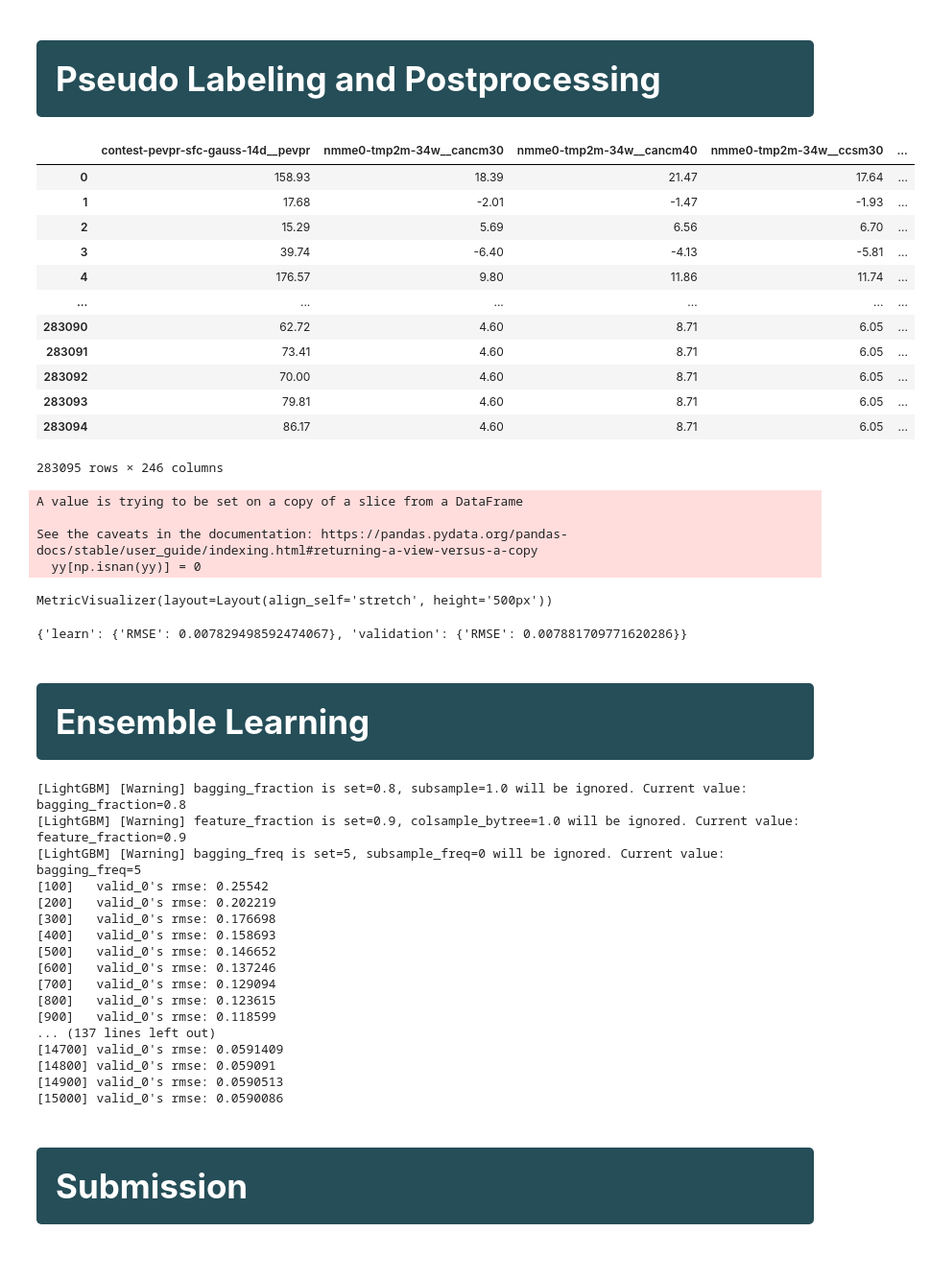
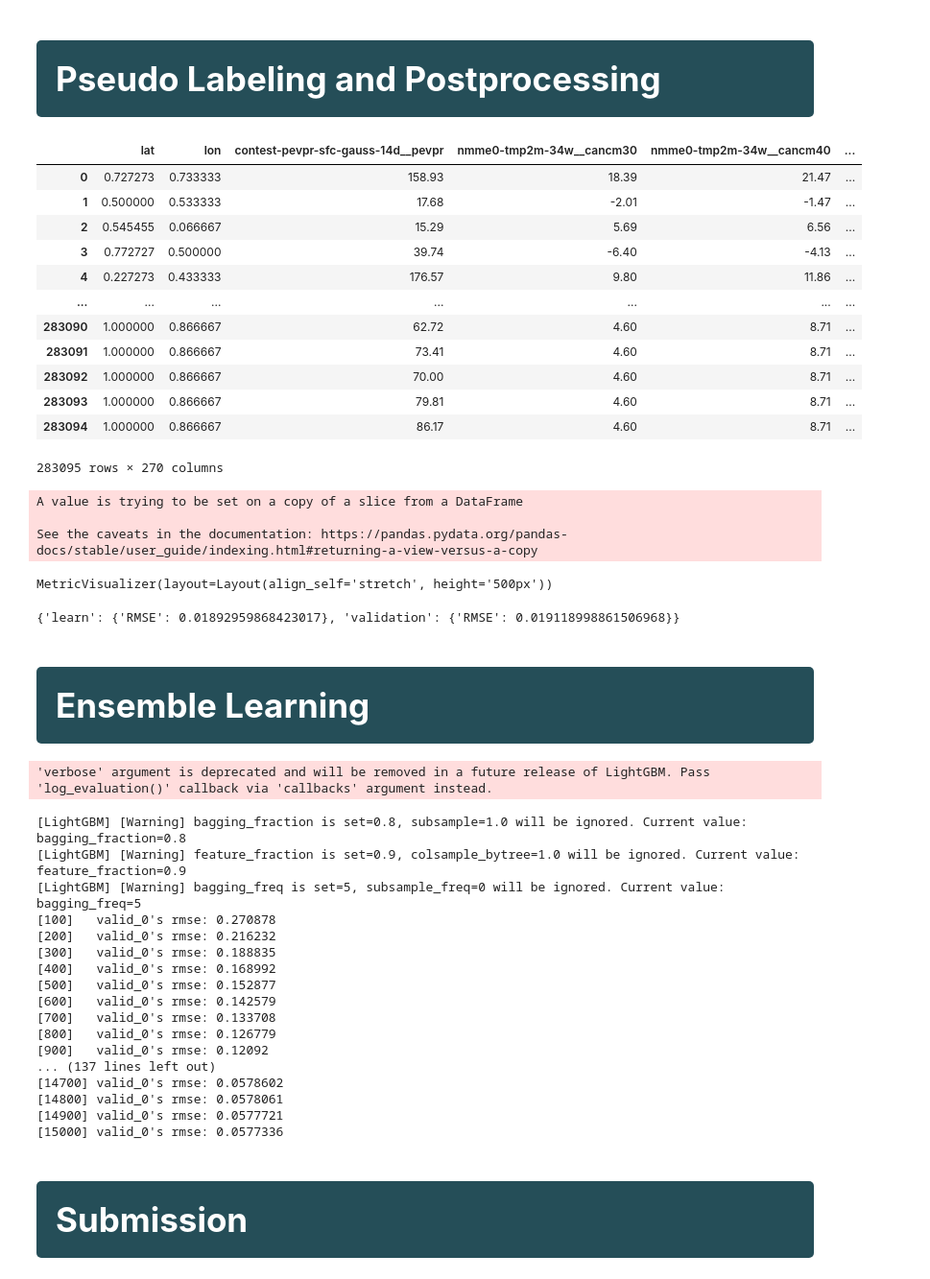
Before and after one commit to xingjian-bai/WiDS, a Jupyter notebook: works/Xingjian/811_improving.ipynb, the cells around one changed output. Shown at 96% size. Cells and saved outputs as stored; diff of their text form; code cells hidden in the pictures.

```diff
--- a/works/Xingjian/811_improving.ipynb
+++ b/works/Xingjian/811_improving.ipynb
@@ -410,38 +473,39 @@ shap.plots.waterfall(shap_values[0])
 # %%
 # Pseudo Labelling
 train_pseudo = X_test.copy()
-ddf = pd.read_csv('submission0.csv')
+ddf = pd.read_csv('y_pred_cat.csv')
+# ddf = pd.read_csv('../../data/old.csv')
 y_test_pred  = ddf[target] #bst.predict(X_test)
 train_pseudo[target] = y_test_pred
 train_mod = pd.concat([X_train.copy(), train_pseudo], axis=0).reset_index(drop=True)
 features = [c for c in X_test.columns if (c != 'id')]
 display(train_mod)
 
 XX = train_mod[features]
 yy = train_mod[target]
 y_oof_pred = np.zeros(len(yy))
 
 X_testt = X_test[features].values
 y_test_pred2 = np.zeros(len(X_testt))
 # %% [output]
-|  | contest-pevpr-sfc-gauss-14d__pevpr | nmme0-tmp2m-34w__cancm30 | nmme0-tmp2m-34w__cancm40 | nmme0-tmp2m-34w__ccsm30 | ... |
-| 0 | 158.93 | 18.39 | 21.47 | 17.64 | ... |
-| 1 | 17.68 | -2.01 | -1.47 | -1.93 | ... |
-| 2 | 15.29 | 5.69 | 6.56 | 6.70 | ... |
-| 3 | 39.74 | -6.40 | -4.13 | -5.81 | ... |
-| 4 | 176.57 | 9.80 | 11.86 | 11.74 | ... |
-| ... | ... | ... | ... | ... | ... |
-| 283090 | 62.72 | 4.60 | 8.71 | 6.05 | ... |
-| 283091 | 73.41 | 4.60 | 8.71 | 6.05 | ... |
-| 283092 | 70.00 | 4.60 | 8.71 | 6.05 | ... |
-| 283093 | 79.81 | 4.60 | 8.71 | 6.05 | ... |
-| 283094 | 86.17 | 4.60 | 8.71 | 6.05 | ... |
+|  | lat | lon | contest-pevpr-sfc-gauss-14d__pevpr | nmme0-tmp2m-34w__cancm30 | nmme0-tmp2m-34w__cancm40 | ... |
+| 0 | 0.727273 | 0.733333 | 158.93 | 18.39 | 21.47 | ... |
+| 1 | 0.500000 | 0.533333 | 17.68 | -2.01 | -1.47 | ... |
+| 2 | 0.545455 | 0.066667 | 15.29 | 5.69 | 6.56 | ... |
+| 3 | 0.772727 | 0.500000 | 39.74 | -6.40 | -4.13 | ... |
+| 4 | 0.227273 | 0.433333 | 176.57 | 9.80 | 11.86 | ... |
+| ... | ... | ... | ... | ... | ... | ... |
+| 283090 | 1.000000 | 0.866667 | 62.72 | 4.60 | 8.71 | ... |
+| 283091 | 1.000000 | 0.866667 | 73.41 | 4.60 | 8.71 | ... |
+| 283092 | 1.000000 | 0.866667 | 70.00 | 4.60 | 8.71 | ... |
+| 283093 | 1.000000 | 0.866667 | 79.81 | 4.60 | 8.71 | ... |
+| 283094 | 1.000000 | 0.866667 | 86.17 | 4.60 | 8.71 | ... |
-283095 rows × 246 columns
+283095 rows × 270 columns
 # %%
 yy[np.isnan(yy)] = 0
 train_pool = Pool(data=XX,label = yy)
 
-X_train3, X_test3, y_trai3, y_test3 = train_test_split(XX, yy, test_size=0.33, random_state=42)
+X_train3, X_test3, y_trai3, y_test3 = train_test_split(XX, yy, test_size=0.20, random_state=42)
 
 bst2 = CatBoostRegressor(**opt_params)
 bst2.fit(train_pool, eval_set=(X_test3, y_test3), plot=True,silent=True)
@@ -450,8 +514,7 @@ print(bst2.get_best_score())
 A value is trying to be set on a copy of a slice from a DataFrame
 
 See the caveats in the documentation: https://pandas.pydata.org/pandas-docs/stable/user_guide/indexing.html#returning-a-view-versus-a-copy
-  yy[np.isnan(yy)] = 0
 MetricVisualizer(layout=Layout(align_self='stretch', height='500px'))
-{'learn': {'RMSE': 0.007829498592474067}, 'validation': {'RMSE': 0.007881709771620286}}
+{'learn': {'RMSE': 0.01892959868423017}, 'validation': {'RMSE': 0.019118998861506968}}
 # %%
 y_pred_cat = bst2.predict(X_test)
@@ -480,27 +544,28 @@ reg_lgb = lgb.LGBMRegressor(**params)
 
 reg_lgb.fit(X_train3, y_trai3, eval_set=(X_test3, y_test3),verbose=100)
 
-y_pred_cat = bst2.predict(X_test)
+
 
 y_pred_lgb = reg_lgb.predict(X_test)
 
-ensemble_preds = y_pred_lgb*0.60+y_pred_cat*0.40
+ensemble_preds = y_pred_lgb*0.40+y_pred_cat*0.60
 # %% [output]
-[LightGBM] [Warning] bagging_fraction is set=0.8, subsample=1.0 will be ignored. Current value: bagging_fraction=0.8
-[LightGBM] [Warning] feature_fraction is set=0.9, colsample_bytree=1.0 will be ignored. Current value: feature_fraction=0.9
-[LightGBM] [Warning] bagging_freq is set=5, subsample_freq=0 will be ignored. Current value: bagging_freq=5
-[100]   valid_0's rmse: 0.25542
-[200]   valid_0's rmse: 0.202219
-[300]   valid_0's rmse: 0.176698
-[400]   valid_0's rmse: 0.158693
-[500]   valid_0's rmse: 0.146652
-[600]   valid_0's rmse: 0.137246
-[700]   valid_0's rmse: 0.129094
-[800]   valid_0's rmse: 0.123615
-[900]   valid_0's rmse: 0.118599
-... (137 lines left out)
-[14700] valid_0's rmse: 0.0591409
-[14800] valid_0's rmse: 0.059091
-[14900] valid_0's rmse: 0.0590513
-[15000] valid_0's rmse: 0.0590086
+'verbose' argument is deprecated and will be removed in a future release of LightGBM. Pass 'log_evaluation()' callback via 'callbacks' argument instead.
+[LightGBM] [Warning] bagging_fraction is set=0.8, subsample=1.0 will be ignored. Current value: bagging_fraction=0.8
+[LightGBM] [Warning] feature_fraction is set=0.9, colsample_bytree=1.0 will be ignored. Current value: feature_fraction=0.9
+[LightGBM] [Warning] bagging_freq is set=5, subsample_freq=0 will be ignored. Current value: bagging_freq=5
+[100]   valid_0's rmse: 0.270878
+[200]   valid_0's rmse: 0.216232
+[300]   valid_0's rmse: 0.188835
+[400]   valid_0's rmse: 0.168992
+[500]   valid_0's rmse: 0.152877
+[600]   valid_0's rmse: 0.142579
+[700]   valid_0's rmse: 0.133708
+[800]   valid_0's rmse: 0.126779
+[900]   valid_0's rmse: 0.12092
+... (137 lines left out)
+[14700] valid_0's rmse: 0.0578602
+[14800] valid_0's rmse: 0.0578061
+[14900] valid_0's rmse: 0.0577721
+[15000] valid_0's rmse: 0.0577336
 # %%
```
Also changed, not shown: parts of 13 cells of this notebook, 5 other files.
